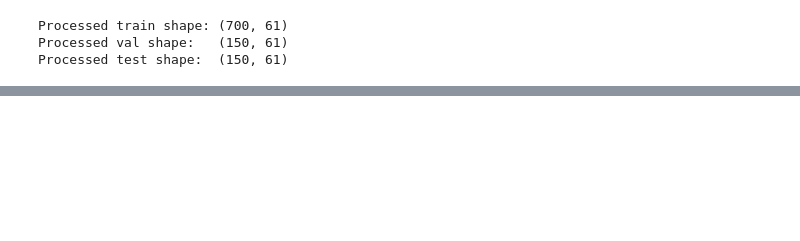
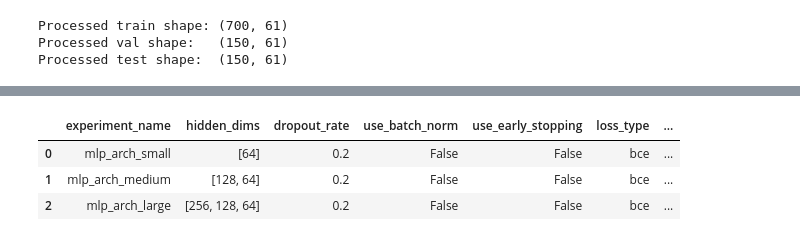
Before and after one commit to Lui105/Neuronove_siete, a Jupyter notebook: Credit_risk_assessment.ipynb, the cells around one changed output, grey strips where cells are left out. Saved outputs shown, nothing was run; the diff lists cells and outputs as text; code cells hidden in the pictures; blank space fills up the shorter version.

```diff
--- a/Credit_risk_assessment.ipynb
+++ b/Credit_risk_assessment.ipynb
@@ -685,0 +1790,41 @@ Saved:
+# %%
+
+architecture_experiments = [
+    {
+        'experiment_name': 'mlp_arch_small',
+        'hidden_dims': [64],
+        'dropout_rate': 0.2,
+        'use_batch_norm': False,
+        'use_early_stopping': False,
+        'loss_type': 'bce',
+        'learning_rate': 1e-3,
+        'weight_decay': 1e-4,
+    },
+    {
+        'experiment_name': 'mlp_arch_medium',
+        'hidden_dims': [128, 64],
+        'dropout_rate': 0.2,
+        'use_batch_norm': False,
+        'use_early_stopping': False,
+        'loss_type': 'bce',
+        'learning_rate': 1e-3,
+        'weight_decay': 1e-4,
+    },
+    {
+        'experiment_name': 'mlp_arch_large',
+        'hidden_dims': [256, 128, 64],
+        'dropout_rate': 0.2,
+        'use_batch_norm': False,
+        'use_early_stopping': False,
+        'loss_type': 'bce',
+        'learning_rate': 1e-3,
+        'weight_decay': 1e-4,
+    },
+]
+
+display(pd.DataFrame(architecture_experiments))
+# %% [output]
+|  | experiment_name | hidden_dims | dropout_rate | use_batch_norm | use_early_stopping | loss_type | ... |
+| 0 | mlp_arch_small | [64] | 0.2 | False | False | bce | ... |
+| 1 | mlp_arch_medium | [128, 64] | 0.2 | False | False | bce | ... |
+| 2 | mlp_arch_large | [256, 128, 64] | 0.2 | False | False | bce | ... |
```
Also changed, not shown: parts of 60 cells of this notebook.
